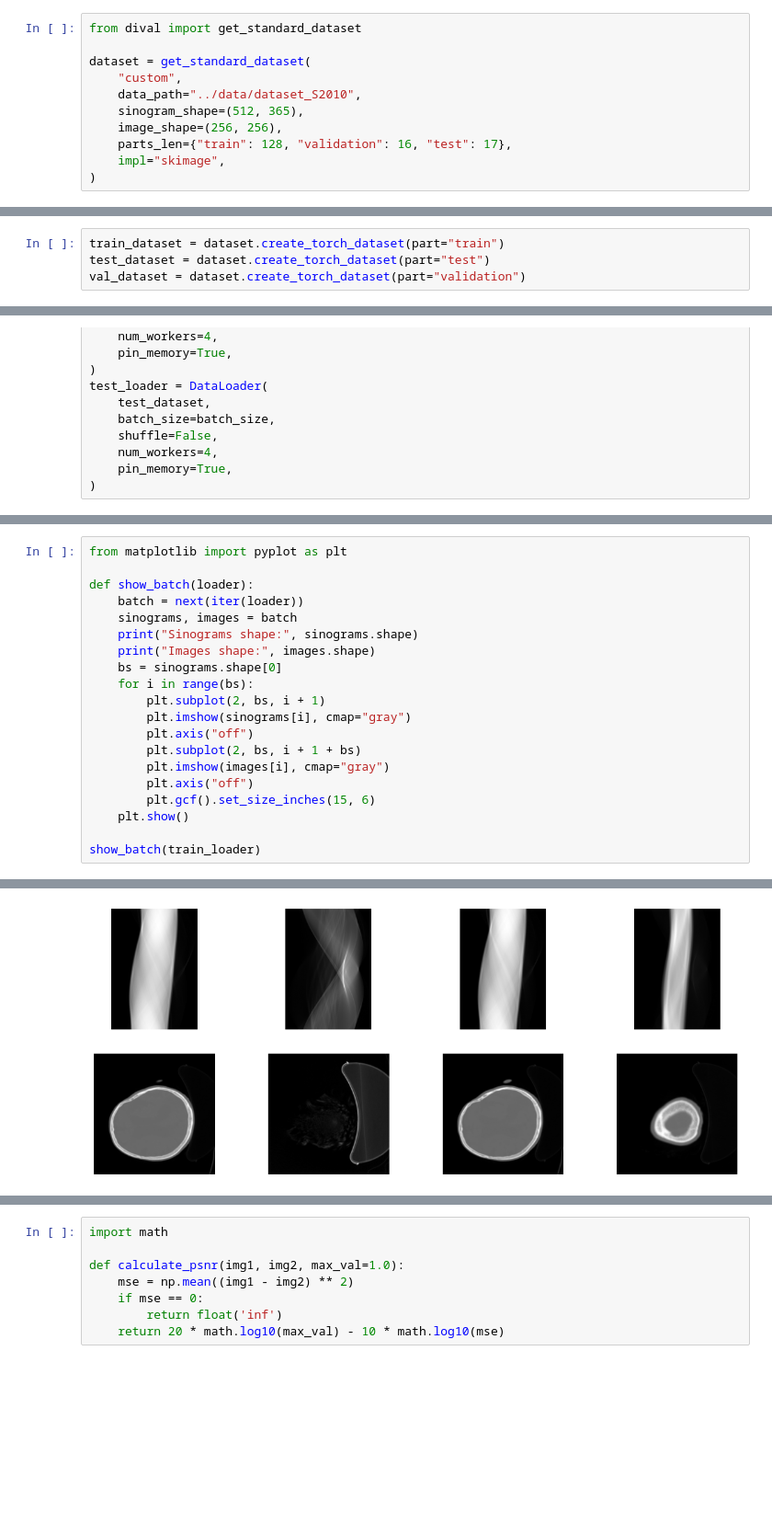
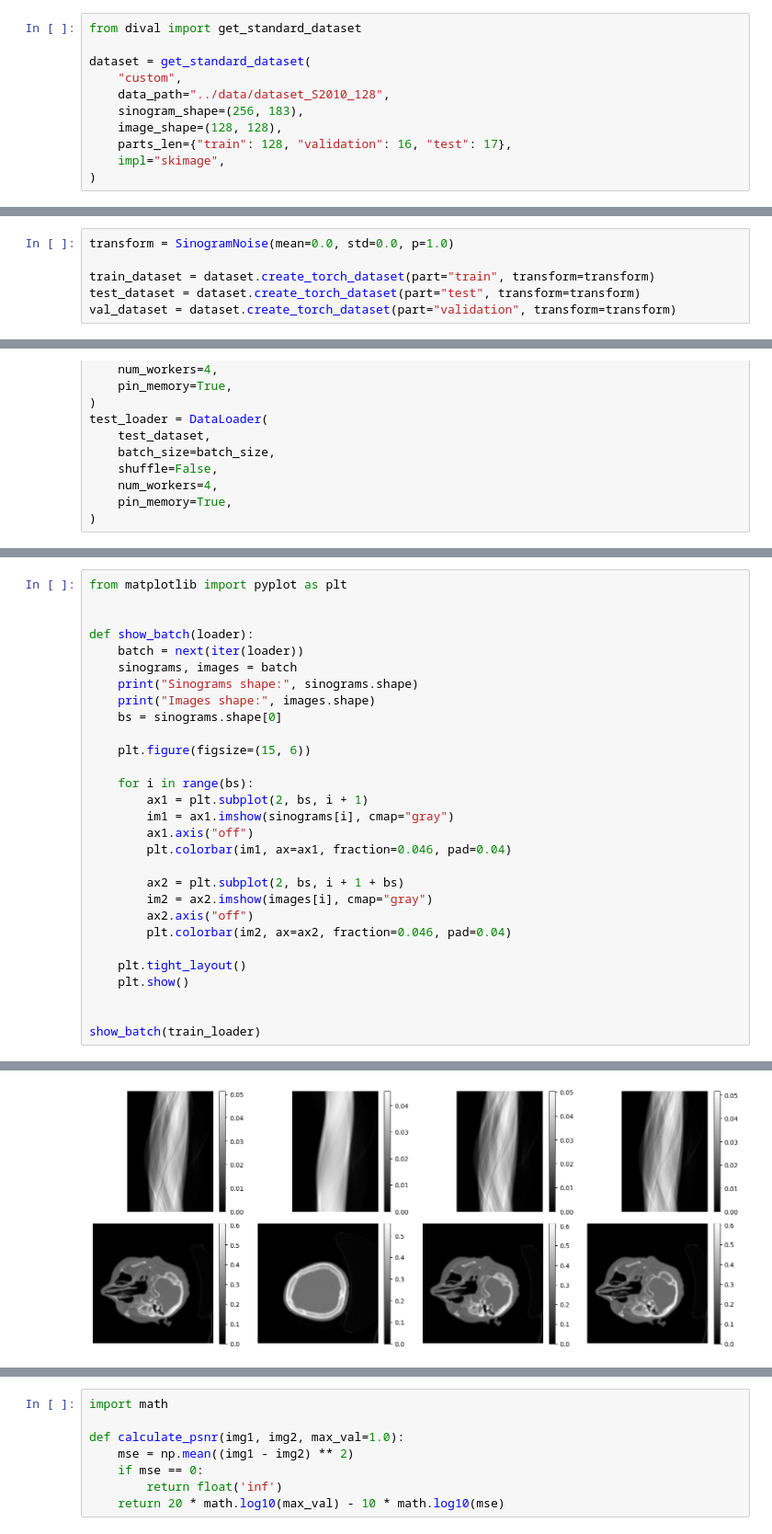
Before and after one commit to kam45x/TomoML, a Jupyter notebook: src/load_dataset.ipynb, the cells around one changed output, grey strips where cells are left out. Shown at 92% size. Cells and saved outputs as stored; diff of their text form; blank space fills up the shorter version.

```diff
--- a/src/load_dataset.ipynb
+++ b/src/load_dataset.ipynb
@@ -10,9 +10,9 @@ from dival import get_standard_dataset
 
 dataset = get_standard_dataset(
     "custom",
-    data_path="../data/dataset_S2010",
-    sinogram_shape=(512, 365),
-    image_shape=(256, 256),
+    data_path="../data/dataset_S2010_128",
+    sinogram_shape=(256, 183),
+    image_shape=(128, 128),
     parts_len={"train": 128, "validation": 16, "test": 17},
     impl="skimage",
 )
@@ -19,7 +38,9 @@ dataset = get_standard_dataset(
 # %%
-train_dataset = dataset.create_torch_dataset(part="train")
-test_dataset = dataset.create_torch_dataset(part="test")
-val_dataset = dataset.create_torch_dataset(part="validation")
+transform = SinogramNoise(mean=0.0, std=0.0, p=1.0)
+
+train_dataset = dataset.create_torch_dataset(part="train", transform=transform)
+test_dataset = dataset.create_torch_dataset(part="test", transform=transform)
+val_dataset = dataset.create_torch_dataset(part="validation", transform=transform)
 # %%
 batch_size = 4
 
@@ -47,5 +95,6 @@ test_loader = DataLoader(
 # %%
 from matplotlib import pyplot as plt
+
 
 def show_batch(loader):
     batch = next(iter(loader))
@@ -53,15 +102,23 @@ def show_batch(loader):
     print("Sinograms shape:", sinograms.shape)
     print("Images shape:", images.shape)
     bs = sinograms.shape[0]
+
+    plt.figure(figsize=(15, 6))
+
     for i in range(bs):
-        plt.subplot(2, bs, i + 1)
-        plt.imshow(sinograms[i], cmap="gray")
-        plt.axis("off")
-        plt.subplot(2, bs, i + 1 + bs)
-        plt.imshow(images[i], cmap="gray")
-        plt.axis("off")
-        plt.gcf().set_size_inches(15, 6)
+        ax1 = plt.subplot(2, bs, i + 1)
+        im1 = ax1.imshow(sinograms[i], cmap="gray")
+        ax1.axis("off")
+        plt.colorbar(im1, ax=ax1, fraction=0.046, pad=0.04)
+
+        ax2 = plt.subplot(2, bs, i + 1 + bs)
+        im2 = ax2.imshow(images[i], cmap="gray")
+        ax2.axis("off")
+        plt.colorbar(im2, ax=ax2, fraction=0.046, pad=0.04)
+
+    plt.tight_layout()
     plt.show()
 
+
 show_batch(train_loader)
 # %% [output]
@@ -70,4 +127,4 @@ Images shape: torch.Size([4, 256, 256])
-[figure, old version]
+[figure, new version]
 # %%
 import numpy as np
 import astra
```
Also changed, not shown: parts of 10 cells of this notebook, 2 other files.
